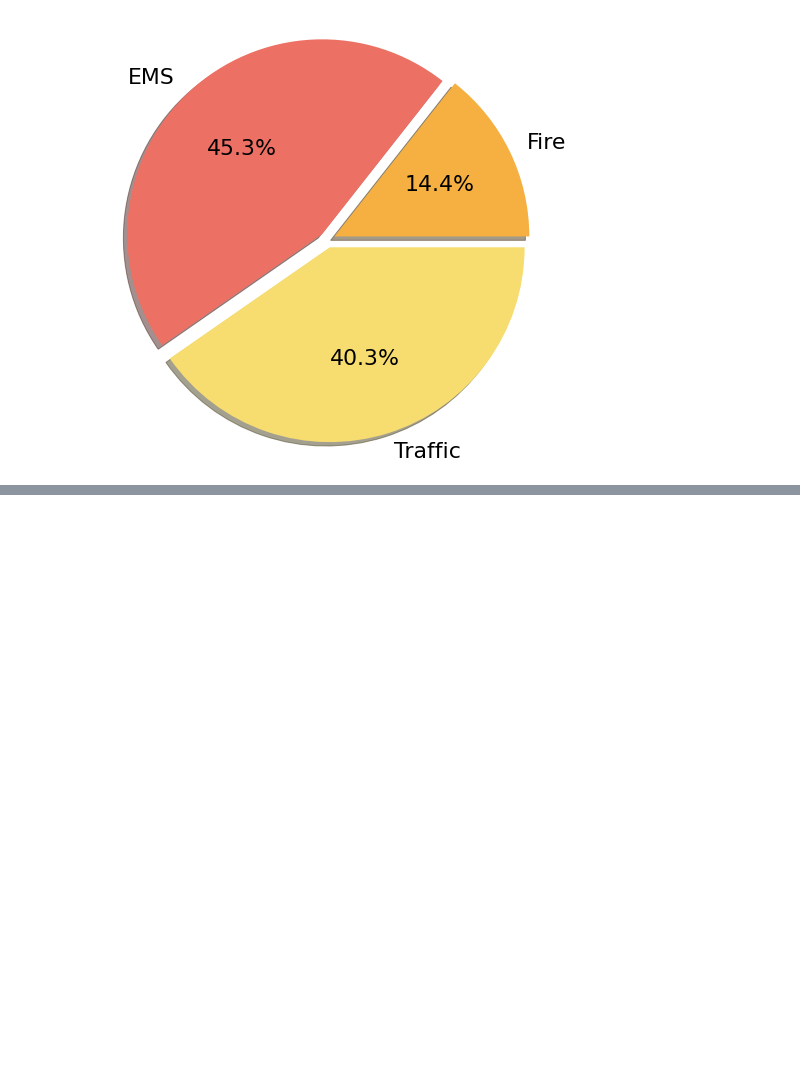
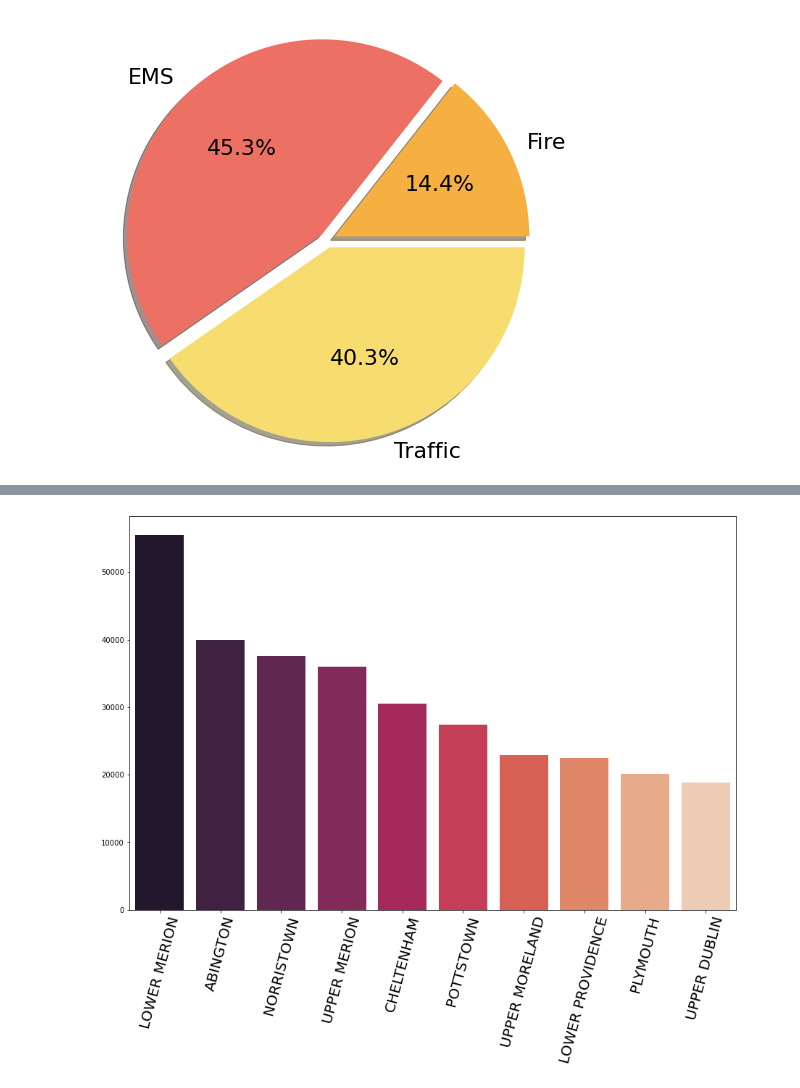
Before and after one commit to chainyo/analyse_donnees, a Jupyter notebook: analyse.ipynb, the cells around one changed output, grey strips where cells are left out. Cells and saved outputs as stored; diff of their text form; code cells hidden in the pictures; blank space fills up the shorter version.

```diff
--- a/analyse.ipynb
+++ b/analyse.ipynb
@@ -124,0 +134,8 @@ plt.show
+# %%
+cities_top10 = df.twp.value_counts()[:10]
+plt.figure(figsize=(15,10))
+top = sns.barplot(cities_top10.index, cities_top10.values, palette='rocket')
+top.set_xticklabels(rotation=75, labels=cities_top10.index, fontsize=20)
+plt.show()
+# %% [output]
+[figure, added]
```
Also changed, not shown: parts of 2 cells of this notebook.
